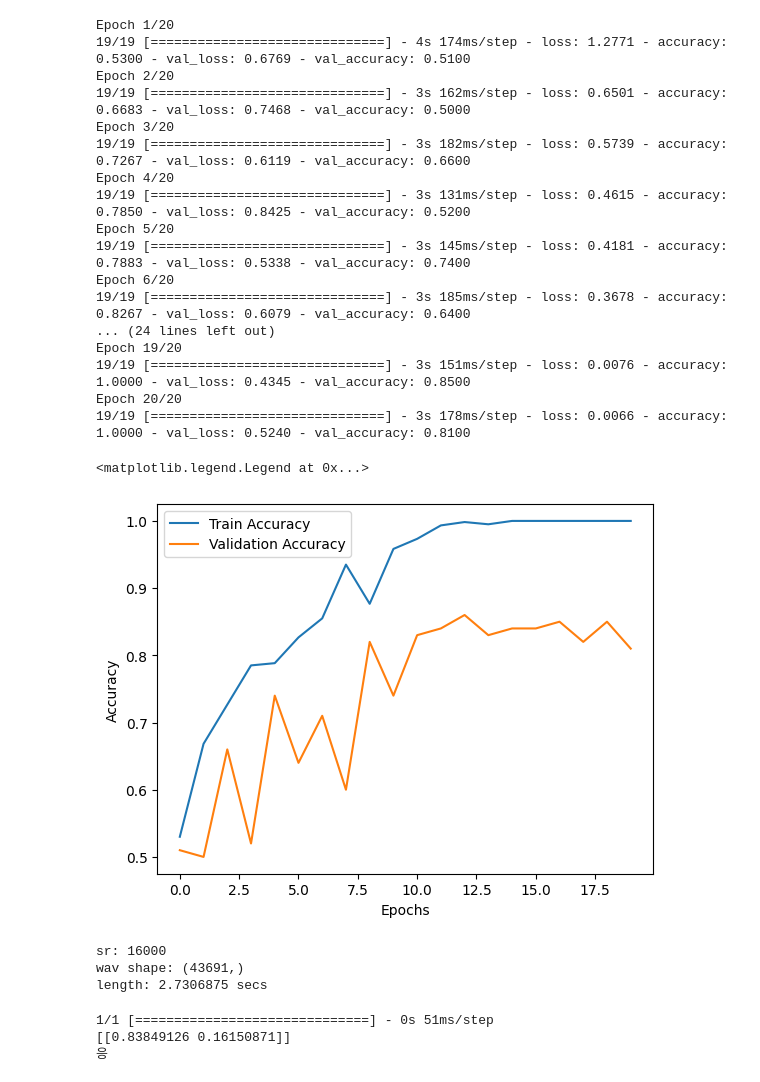
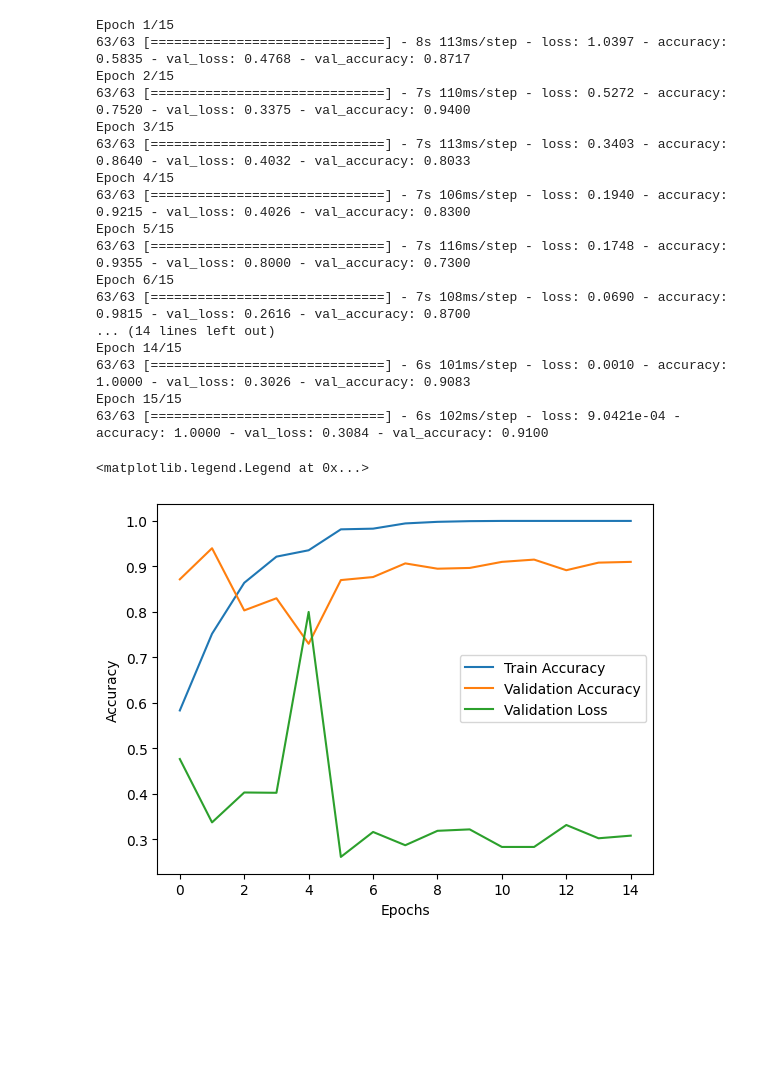
Before and after one commit to hyehye66/Project_Alphagom-game, a Jupyter notebook: AI/음성인식_정답분류_CHECK.ipynb, the cells around one changed output. Saved outputs shown, nothing was run; the diff lists cells and outputs as text; code cells hidden in the pictures; blank space fills up the shorter version.

Commit message:
setting - check_model_final_1

```diff
--- a/AI/음성인식_정답분류_CHECK.ipynb
+++ b/AI/음성인식_정답분류_CHECK.ipynb
@@ -25,7 +26,7 @@ To enable them in other operations, rebuild TensorFlow with the appropriate comp
 # %%
 # 오디오 데이터
-DATA_DIR_TRAIN = './real_check/train/'
-DATA_DIR_TEST = './real_check/test/'
+DATA_DIR_TRAIN = './특화_음성/real_check/train/'
+DATA_DIR_TEST = './특화_음성/real_check/test/'
 # %%
 # Data set list, include (raw data, mfcc data, y data)
 trainset = []
@@ -60,7 +61,7 @@ for filename in os.listdir(DATA_DIR_TRAIN):
 
         mfcc = librosa.feature.mfcc(wav, sr=16000, n_mfcc=100, n_fft=400, hop_length=160)
         mfcc = sklearn.preprocessing.scale(mfcc, axis=1)
-        padded_mfcc = pad2d(mfcc, 200)
+        padded_mfcc = pad2d(mfcc, 140)
 
     # 추임새 별로 dataset에 추가
     # 응/아니
@@ -87,7 +88,7 @@ for filename in os.listdir(DATA_DIR_TEST):
 
         mfcc = librosa.feature.mfcc(wav, sr=16000, n_mfcc=100, n_fft=400, hop_length=160)
         mfcc = sklearn.preprocessing.scale(mfcc, axis=1)
-        padded_mfcc = pad2d(mfcc, 200)
+        padded_mfcc = pad2d(mfcc, 140)
 
     # 추임새 별로 dataset에 추가
     # 응/아니
@@ -190,66 +191,44 @@ Skipping registering GPU devices...
 To enable them in other operations, rebuild TensorFlow with the appropriate compiler flags.
 # %%
+# early_stopping = EarlyStopping(monitor='val_loss', patience=10, verbose=1)
+# best_model = ModelCheckpoint(filepath='best_model.h5',
+#                                              monitor='val_loss',
+#                                              save_best_only=True)
 model.compile(loss='categorical_crossentropy',
               optimizer='adam',
               metrics=['accuracy'])
 
 history = model.fit(train_X_ex,
                     train_y,
-                    epochs=20,
+                    epochs=15,
                     verbose=1,
+#                     callbacks=[early_stopping, best_model],
                     validation_data=(test_X_ex, test_y))
 # %% [output]
-Epoch 1/20
-19/19 [==============================] - 4s 174ms/step - loss: 1.2771 - accuracy: 0.5300 - val_loss: 0.6769 - val_accuracy: 0.5100
-Epoch 2/20
-19/19 [==============================] - 3s 162ms/step - loss: 0.6501 - accuracy: 0.6683 - val_loss: 0.7468 - val_accuracy: 0.5000
-Epoch 3/20
-19/19 [==============================] - 3s 182ms/step - loss: 0.5739 - accuracy: 0.7267 - val_loss: 0.6119 - val_accuracy: 0.6600
-Epoch 4/20
-19/19 [==============================] - 3s 131ms/step - loss: 0.4615 - accuracy: 0.7850 - val_loss: 0.8425 - val_accuracy: 0.5200
-Epoch 5/20
-19/19 [==============================] - 3s 145ms/step - loss: 0.4181 - accuracy: 0.7883 - val_loss: 0.5338 - val_accuracy: 0.7400
-Epoch 6/20
-19/19 [==============================] - 3s 185ms/step - loss: 0.3678 - accuracy: 0.8267 - val_loss: 0.6079 - val_accuracy: 0.6400
-... (24 lines left out)
-Epoch 19/20
-19/19 [==============================] - 3s 151ms/step - loss: 0.0076 - accuracy: 1.0000 - val_loss: 0.4345 - val_accuracy: 0.8500
-Epoch 20/20
-19/19 [==============================] - 3s 178ms/step - loss: 0.0066 - accuracy: 1.0000 - val_loss: 0.5240 - val_accuracy: 0.8100
+Epoch 1/15
+63/63 [==============================] - 8s 113ms/step - loss: 1.0397 - accuracy: 0.5835 - val_loss: 0.4768 - val_accuracy: 0.8717
+Epoch 2/15
+63/63 [==============================] - 7s 110ms/step - loss: 0.5272 - accuracy: 0.7520 - val_loss: 0.3375 - val_accuracy: 0.9400
+Epoch 3/15
+63/63 [==============================] - 7s 113ms/step - loss: 0.3403 - accuracy: 0.8640 - val_loss: 0.4032 - val_accuracy: 0.8033
+Epoch 4/15
+63/63 [==============================] - 7s 106ms/step - loss: 0.1940 - accuracy: 0.9215 - val_loss: 0.4026 - val_accuracy: 0.8300
+Epoch 5/15
+63/63 [==============================] - 7s 116ms/step - loss: 0.1748 - accuracy: 0.9355 - val_loss: 0.8000 - val_accuracy: 0.7300
+Epoch 6/15
+63/63 [==============================] - 7s 108ms/step - loss: 0.0690 - accuracy: 0.9815 - val_loss: 0.2616 - val_accuracy: 0.8700
+... (14 lines left out)
+Epoch 14/15
+63/63 [==============================] - 6s 101ms/step - loss: 0.0010 - accuracy: 1.0000 - val_loss: 0.3026 - val_accuracy: 0.9083
+Epoch 15/15
+63/63 [==============================] - 6s 102ms/step - loss: 9.0421e-04 - accuracy: 1.0000 - val_loss: 0.3084 - val_accuracy: 0.9100
 # %%
 plt.plot(history.history['accuracy'], label='Train Accuracy')
 plt.plot(history.history['val_accuracy'], label='Validation Accuracy')
+plt.plot(history.history['val_loss'], label='Validation Loss')
 plt.xlabel('Epochs')
 plt.ylabel('Accuracy')
 plt.legend()
 # %% [output]
 <matplotlib.legend.Legend at 0x...>
-[figure, old version]
+[figure, new version]
-# %%
-# 샘플 오디오 데이터
-DATA_DIR = './sample_check/'
-
-wav, sr = librosa.load(DATA_DIR + 'sample_8(아니).wav', sr=16000)
-print('sr:', sr)
-print('wav shape:', wav.shape)
-print('length:', wav.shape[0]/float(sr), 'secs')
-# %% [output]
-sr: 16000
-wav shape: (43691,)
-length: 2.7306875 secs
-# %%
-mfcc = librosa.feature.mfcc(wav, sr=16000, n_mfcc=100, n_fft=400, hop_length=160)
-mfcc = sklearn.preprocessing.scale(mfcc, axis=1)
-padded_mfcc = pad2d(mfcc, 200)
-padded_mfcc = np.expand_dims(padded_mfcc, 0)
-
-result = model.predict(padded_mfcc)
-print(result)
-if result[0][0] > result[0][1]: # 응
-    print('응')
-else:
-    print('아니')
-# %% [output]
-1/1 [==============================] - 0s 51ms/step
-[[0.83849126 0.16150871]]
-응
```
Also changed, not shown: parts of 7 cells of this notebook.
